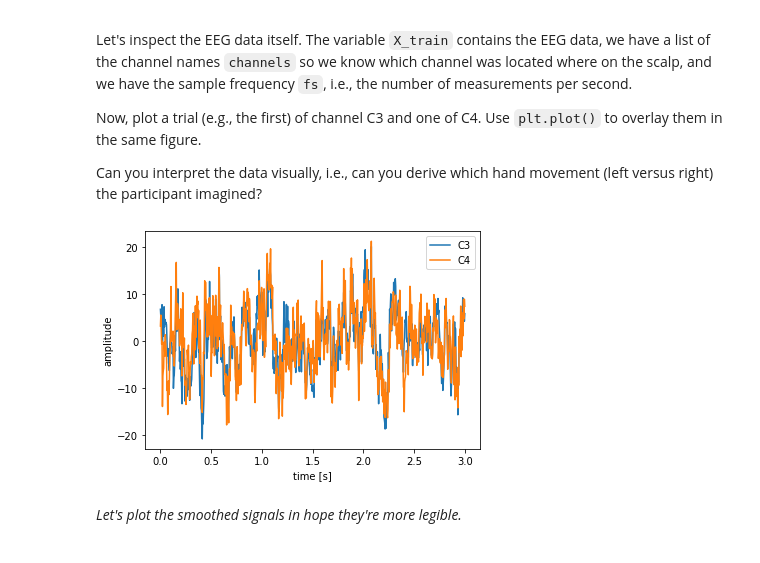
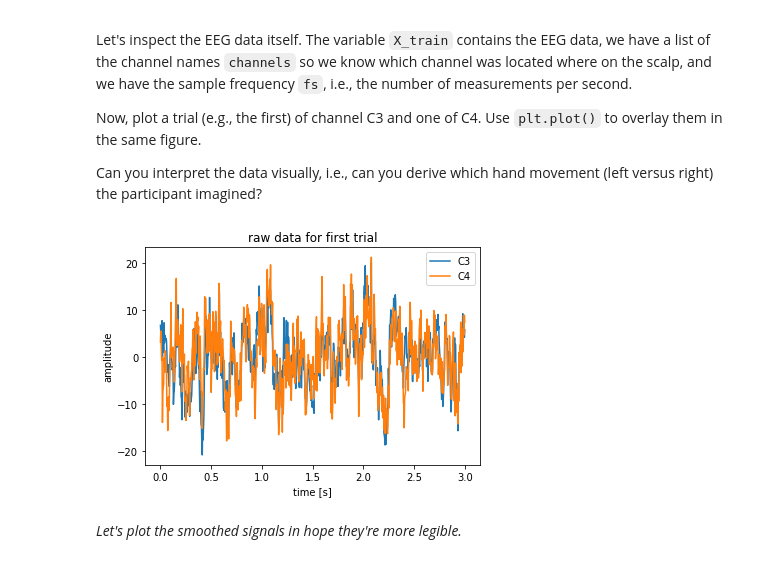
Before and after one commit to malyvsen/radboud-bci, a Jupyter notebook: assignment2.ipynb, the cells around one changed output. Saved outputs shown, nothing was run; the diff lists cells and outputs as text; code cells hidden in the pictures.

Commit message:
2: polish plot smoothing

```diff
--- a/assignment2.ipynb
+++ b/assignment2.ipynb
@@ -207,13 +208,14 @@ Can you interpret the data visually, i.e., can you derive which hand movement (l
 # %%
 time_series = np.linspace(0, X_train.shape[1] / fs, X_train.shape[1])
 plt.plot(time_series, X_train[0, :, channels.index('C3')], label='C3')
 plt.plot(time_series, X_train[0, :, channels.index('C4')], label='C4')
+plt.title('raw data for first trial')
 plt.xlabel('time [s]')
 plt.ylabel('amplitude')
 plt.legend()
 
 plt.show()
 # %% [output]
-[figure, old version]
+[figure, new version]
 # %% [markdown]
 *Let's plot the smoothed signals in hope they're more legible.*
```
Also changed, not shown: parts of 7 cells of this notebook.
